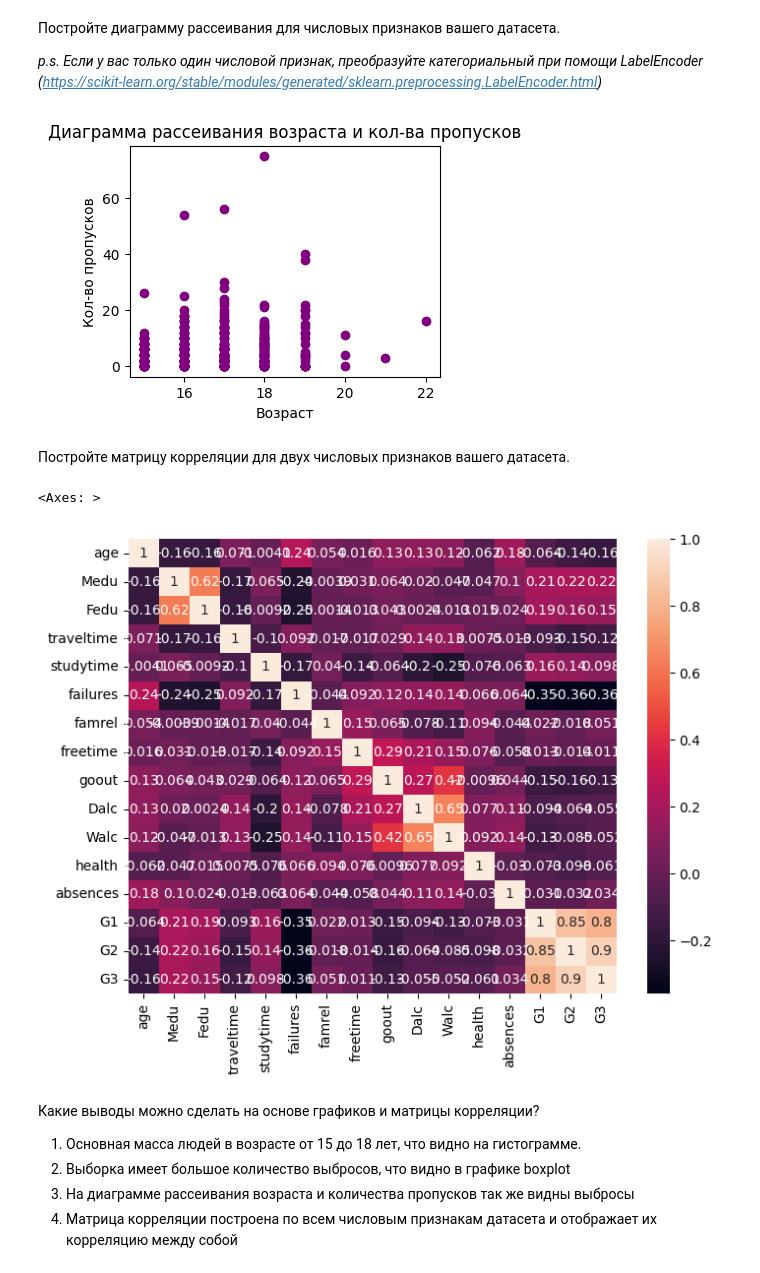
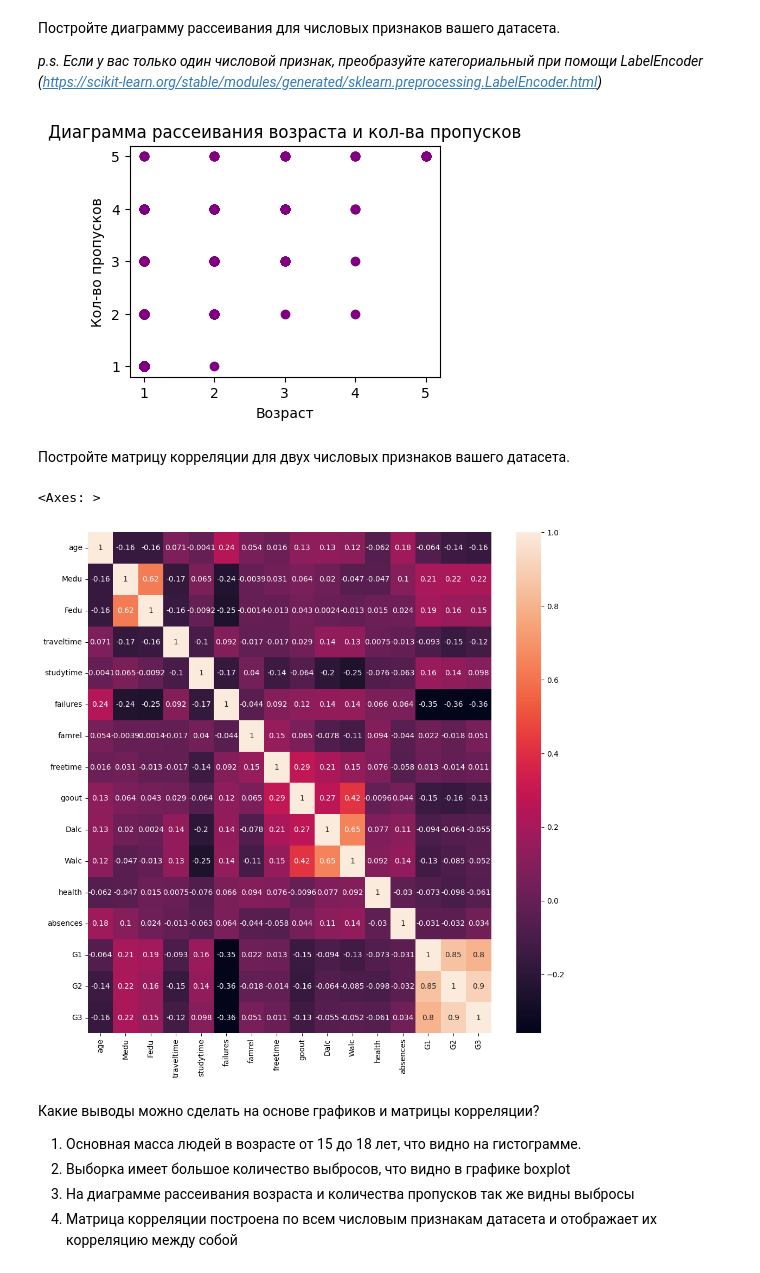
Before and after one commit to VeselieS/ML_BD, a Jupyter notebook: Задание_2.ipynb, the cells around one changed output. Saved outputs shown, nothing was run; the diff lists cells and outputs as text; code cells hidden in the pictures.

```diff
--- a/Задание_2.ipynb
+++ b/Задание_2.ipynb
@@ -181,27 +181,27 @@ plt.show()
 *p.s. Если у вас только один числовой признак, преобразуйте категориальный при помощи LabelEncoder (https://scikit-learn.org/stable/modules/generated/sklearn.preprocessing.LabelEncoder.html)*
 # %%
 plt.figure(figsize=(4, 3))
-plt.scatter(df['age'], df['absences'], color='purple')
+plt.scatter(df['Dalc'], df['Walc'], color='purple')
 plt.title('Диаграмма рассеивания возраста и кол-ва пропусков')
 plt.xlabel('Возраст')
 plt.ylabel('Кол-во пропусков')
 plt.show()
 # %% [output]
-[figure, old version]
+[figure, new version]
 # %% [markdown]
 Постройте матрицу корреляции для двух числовых признаков вашего датасета.
 # %%
 numericArr = ['age', 'Medu', 'Fedu', 'traveltime', 'studytime', 'failures', 'famrel', 'freetime', 'goout', 'Dalc', 'Walc', 'health', 'absences', 'G1', 'G2', 'G3']
 
 # Вычисление корреляционной матрицы
 corr_matrix = df[numericArr].corr()
 
 # Визуализация корреляции
-plt.figure(figsize=(8, 6))
+plt.figure(figsize=(12, 12))
 sns.heatmap(corr_matrix, annot=True)
 # %% [output]
 <Axes: >
-[figure, old version]
+[figure, new version]
 # %% [markdown]
 Какие выводы можно сделать на основе графиков и матрицы корреляции?
 
```
